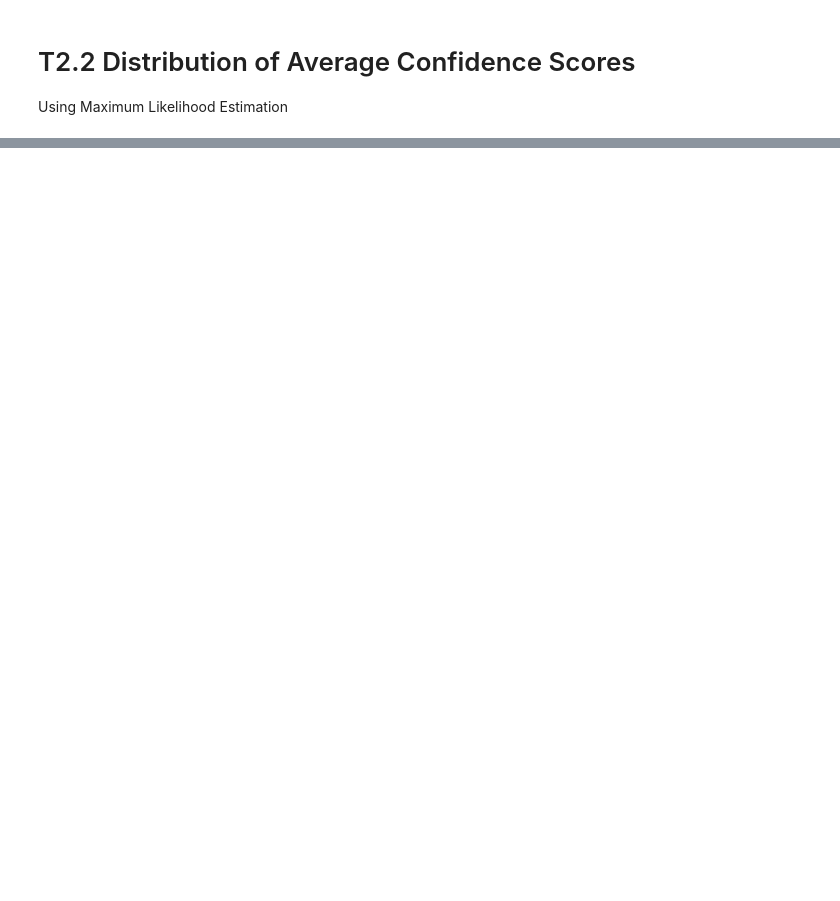
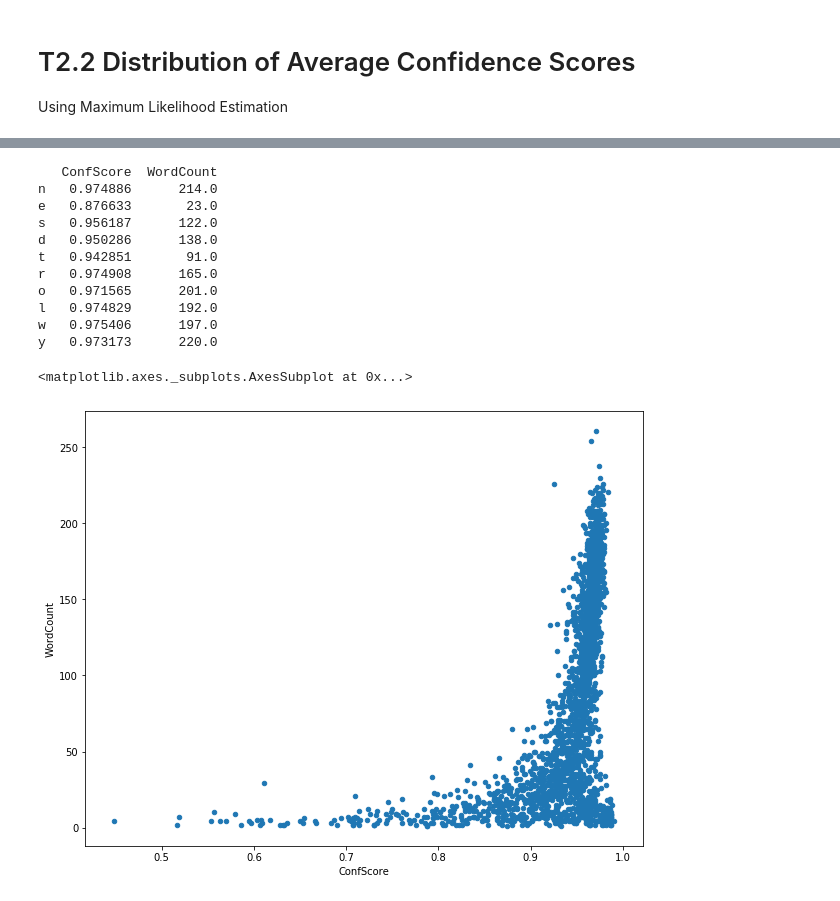
Before and after one commit to UNCG-CSE/Podknow, a Jupyter notebook: src/notebooks/PodcastConfidenceScores.ipynb, the cells around one changed output, grey strips where cells are left out. Cells and saved outputs as stored; diff of their text form; code cells hidden in the pictures; blank space fills up the shorter version.

```diff
--- a/src/notebooks/PodcastConfidenceScores.ipynb
+++ b/src/notebooks/PodcastConfidenceScores.ipynb
@@ -188,0 +160,36 @@ SyntaxError: positional argument follows keyword argument (<ipython-input-143-ee
+# %%
+# Select
+jsonFileCount = len(djsonFiles)
+
+pdf_conf = pd.DataFrame(columns=["ConfScore", "WordCount"])
+
+for jsfEntry in djsonFiles:
+
+    pdf_temp = pd.DataFrame(columns=["ConfScore","WordCount"])
+
+    for n in range(len(jsfEntry['Transcripts'])):
+        wordCount = 1
+        for i in str(jsfEntry['Transcripts'][n][1]):
+            if (i==' '):
+                wordCount = wordCount + 1
+        pdf_temp.loc[i] = [jsfEntry['Transcripts'][n][0]] + [ wordCount ]
+
+    pdf_conf = pdf_conf.append(pdf_temp)
+
+pdf_conf.reset_index()
+print(pdf_conf.head(10))
+pdf_conf.plot(kind="scatter", x="ConfScore", y="WordCount", figsize=(10,8))
+# %% [output]
+   ConfScore  WordCount
+n   0.974886      214.0
+e   0.876633       23.0
+s   0.956187      122.0
+d   0.950286      138.0
+t   0.942851       91.0
+r   0.974908      165.0
+o   0.971565      201.0
+l   0.974829      192.0
+w   0.975406      197.0
+y   0.973173      220.0
+<matplotlib.axes._subplots.AxesSubplot at 0x...>
+[figure, added]
```
Also changed, not shown: parts of 14 cells of this notebook, 45 other files.
